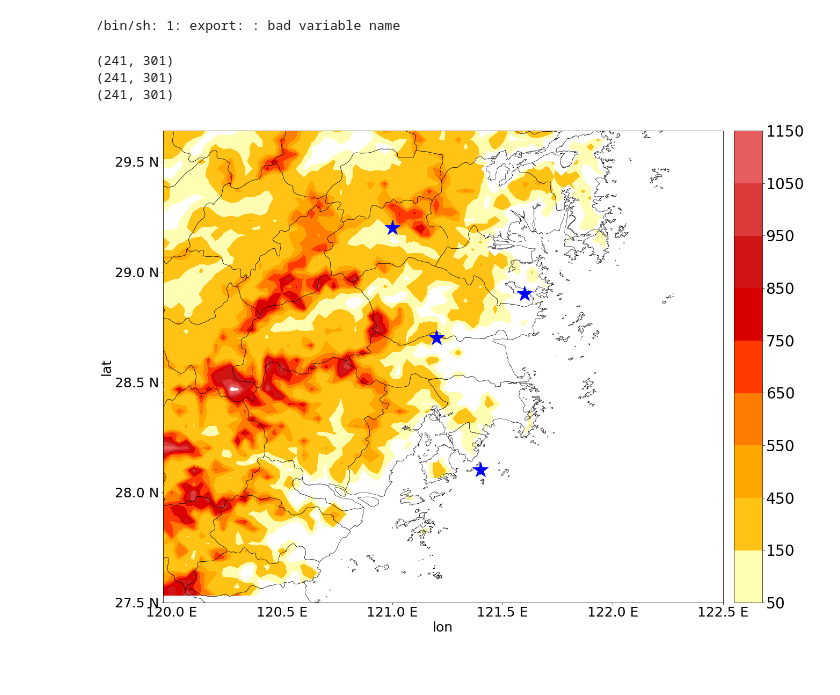
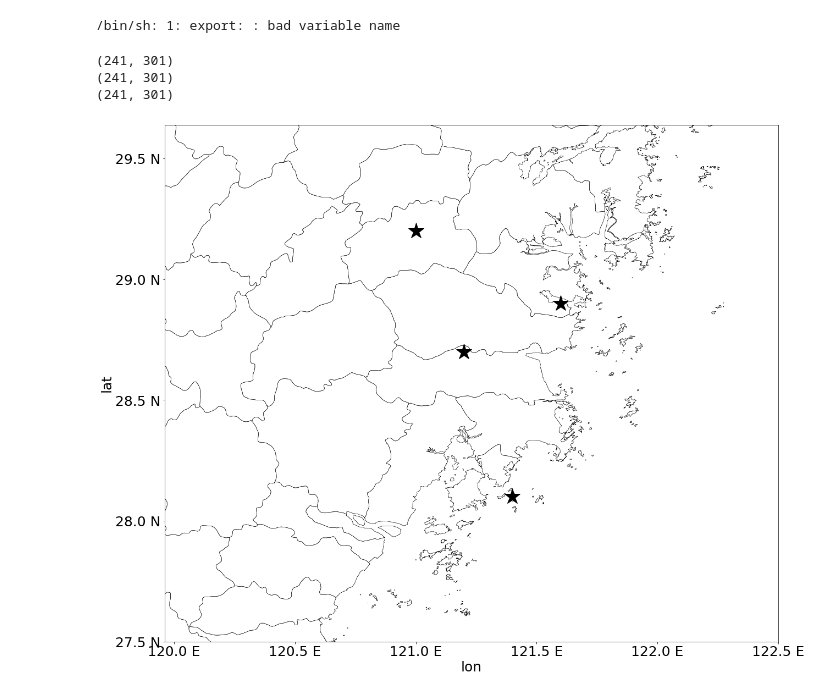
Before and after one commit to liyuan3970/3DVAR_retrive_radar_wind_from_typhoon1909, a Jupyter notebook: notebooks/单点分布图.ipynb, the cells around one changed output. Drawn from its saved outputs; the diff is of its cells as text; code cells hidden in the pictures; blank space fills up the shorter version.

```diff
--- a/notebooks/单点分布图.ipynb
+++ b/notebooks/单点分布图.ipynb
@@ -82,48 +82,48 @@ lons2, lats2 = np.meshgrid(x[::4], y[::4])
 print(lons2.shape)
 print(lats2.shape)
 print(z[::4,::4].shape)
-shade = m.contourf(lons2,lats2,z[::4,::4],cmap=cmaps,levels=levels)
-plt.rcParams['font.size'] = 28
-m.colorbar(shade)
+#shade = m.contourf(lons2,lats2,z[::4,::4],cmap=cmaps,levels=levels)
+#plt.rcParams['font.size'] = 28
+#m.colorbar(shade)
 #m.drawcountries()
 # 将经纬度映射为 (x, y) 坐标，用于绘制图像
 x, y = m(121.0, 29.2)
-plt.plot(x, y, 'ok', marker="*",markersize=30,c="blue")
+plt.plot(x, y, 'ok', marker="*",markersize=30,c="black")
 #plt.text(x, y, ' 58568', fontsize=12)
 
 x, y = m(121.6, 28.9)
-plt.plot(x, y, 'ok', marker="*",markersize=30,c="blue")
+plt.plot(x, y, 'ok', marker="*",markersize=30,c="black")
 #plt.text(x, y, ' 58569', fontsize=12)
 
 x, y = m(121.2, 28.7)
-plt.plot(x, y, 'ok', marker="*",markersize=30,c="blue")
+plt.plot(x, y, 'ok', marker="*",markersize=30,c="black")
 #plt.text(x, y, ' 58653', fontsize=12)
 
 x, y = m(121.4, 28.1)
-plt.plot(x, y, 'ok', marker="*",markersize=30,c="blue")
+plt.plot(x, y, 'ok', marker="*",markersize=30,c="black")
 #plt.text(x, y, ' 58667', fontsize=12)
 
 # x, y = m(121.31, 28.06)
 # plt.plot(x, y, 'ok', markersize=5)
 #plt.text(x, y, ' 58668', fontsize=12)
 
 # x, y = m(121.32, 28.39)
 # plt.plot(x, y, 'ok', markersize=5)
 #plt.text(x, y, ' 58664', fontsize=12)
 
 # x_val_list=[119.9,120.2,120.5,120.8,121.1,121,4,121,7,122.0,122.3]
 # x_text_list=["119.9","120.2","120.5","120.8","121.1","121,4","121,7","122.0","122.3"]
 # plt.xticks(x_val_list, x_text_list)
 # y_val_list=[27.5,27.7,28.0,28.3,28.6,28.9,29.2,29.5]
 # y_text_list=['27.5','27.7','28.0','28.3','28.6','28.9','29.2','29.5']
 # plt.yticks(y_val_list, y_text_list)
 plt.savefig('../picture/4point_scater.png')
 # plt.savefig('../图片包/ec数据对比/站点分布.png')
 plt.show()
 # %% [output]
 (241, 301)
 (241, 301)
 (241, 301)
-[figure, old version]
+[figure, new version]
 # %%
 display(Image.open("picture/RR_Geo_Scater.png"))
```
Also changed, not shown: 15 other files.
